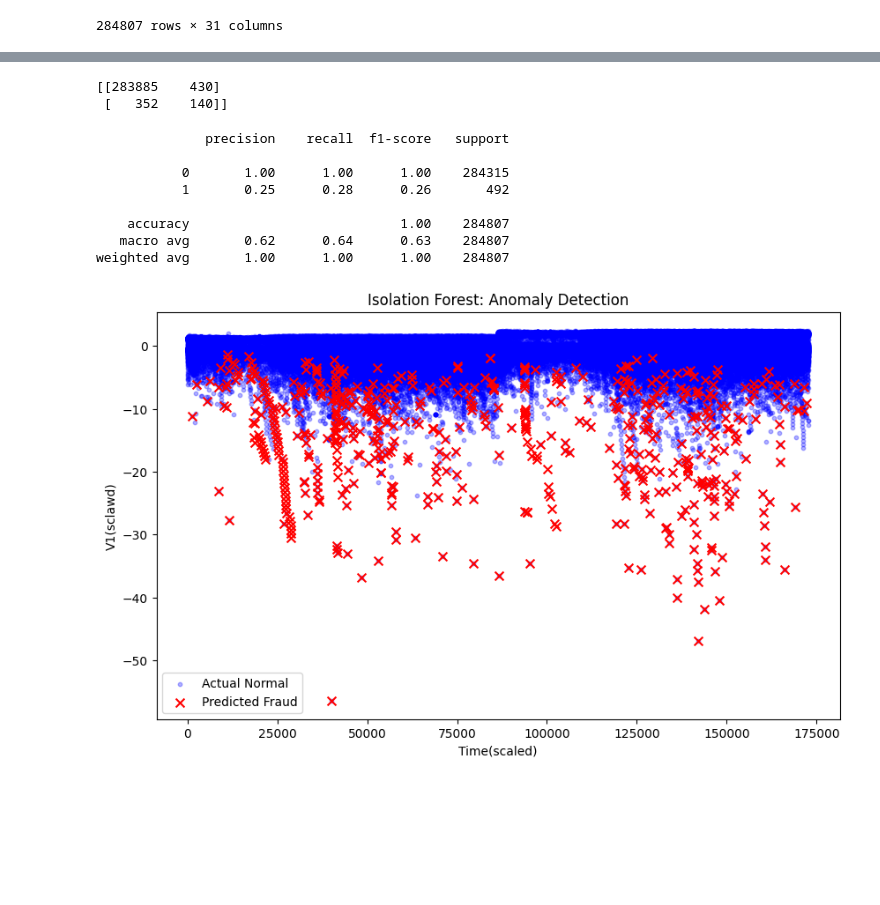
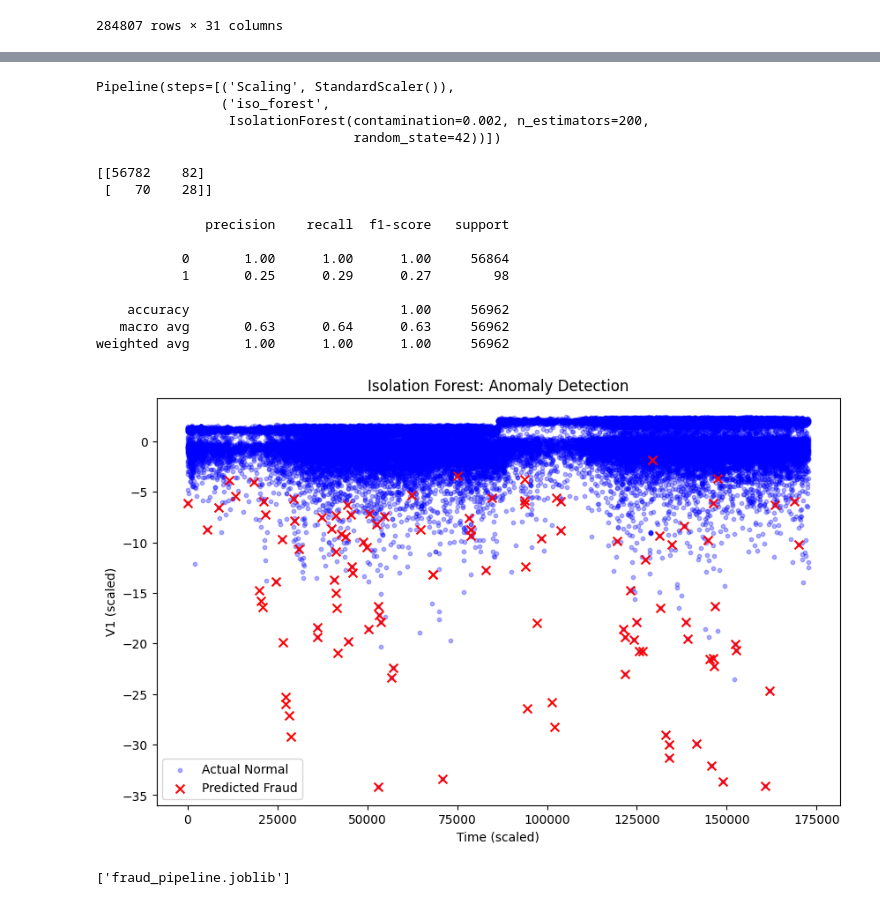
Before and after one commit to varun-aahil/credit-card-fraud-detection, a Jupyter notebook: credit_card_fraud_detection.ipynb, the cells around one changed output, grey strips where cells are left out. Saved outputs shown, nothing was run; the diff lists cells and outputs as text; code cells hidden in the pictures; blank space fills up the shorter version.

Commit message:
uploading model pipeline

```diff
--- a/credit_card_fraud_detection.ipynb
+++ b/credit_card_fraud_detection.ipynb
@@ -70,2 +67,7 @@ from sklearn.ensemble import IsolationForest
+# %%
+X_train, X_test, y_train, y_test = train_test_split(X,y,test_size=0.2,random_state=42)
 # %%
-iso_forest = IsolationForest(n_estimators=200, contamination= 0.002, random_state=42)
+fraud_pipeline = Pipeline([
+    ('Scaling', StandardScaler()),
+    ('iso_forest', IsolationForest(n_estimators=200, contamination=0.002, random_state=42))
+])
@@ -76,44 +74,51 @@ IsolationForest(contamination=0.002, n_estimators=200, random_state=42)
+# %%
+fraud_pipeline.fit(X_train)
+# %% [output]
+Pipeline(steps=[('Scaling', StandardScaler()),
+                ('iso_forest',
+                 IsolationForest(contamination=0.002, n_estimators=200,
+                                 random_state=42))])
 # %%
-y_pred_raw = iso_forest.predict(X_Scaled)
+y_pred_raw = fraud_pipeline.predict(X_test)
 y_pred = np.where(y_pred_raw == -1,1,0)
 # %%
 from sklearn.metrics import confusion_matrix, classification_report
 # %%
-print(confusion_matrix(y,y_pred))
+print(confusion_matrix(y_test,y_pred))
 # %% [output]
-[[283885    430]
- [   352    140]]
+[[56782    82]
+ [   70    28]]
 # %%
-print(classification_report(y,y_pred))
+print(classification_report(y_test,y_pred))
 # %% [output]
               precision    recall  f1-score   support
 
-           0       1.00      1.00      1.00    284315
-           1       0.25      0.28      0.26       492
+           0       1.00      1.00      1.00     56864
+           1       0.25      0.29      0.27        98
 
-    accuracy                           1.00    284807
-   macro avg       0.62      0.64      0.63    284807
-weighted avg       1.00      1.00      1.00    284807
+    accuracy                           1.00     56962
+   macro avg       0.63      0.64      0.63     56962
+weighted avg       1.00      1.00      1.00     56962
 # %%
 import matplotlib.pyplot as plt
 import numpy as np
 
-# Convert to pure NumPy arrays to avoid Pandas slicing errors
-X_arr = np.array(X)
-y_arr = np.array(y)
+# Convert the test set to pure NumPy arrays so dimensions match y_pred
+X_arr = np.array(X_test)
+y_arr = np.array(y_test)
 
 plt.figure(figsize=(10, 6))
 
 # Plot normal transactions in blue
 plt.scatter(X_arr[y_arr == 0, 0], X_arr[y_arr == 0, 1], c='blue', label='Actual Normal', alpha=0.3, s=10)
 
 # Plot predicted anomalies in red
 plt.scatter(X_arr[y_pred == 1, 0], X_arr[y_pred == 1, 1], c='red', label='Predicted Fraud', marker='x', s=50)
 
 plt.title('Isolation Forest: Anomaly Detection')
-plt.xlabel('Time(scaled)')
-plt.ylabel('V1(sclawd)')
+plt.xlabel('Time (scaled)')
+plt.ylabel('V1 (scaled)')
 plt.legend()
 plt.show()
 # %% [output]
-[figure, old version]
+[figure, new version]
@@ -119,0 +127,4 @@ plt.show()
+# %%
+joblib.dump(fraud_pipeline, 'fraud_pipeline.joblib')
+# %% [output]
+['fraud_pipeline.joblib']
```
Also changed, not shown: parts of 9 cells of this notebook, 1 other file.
